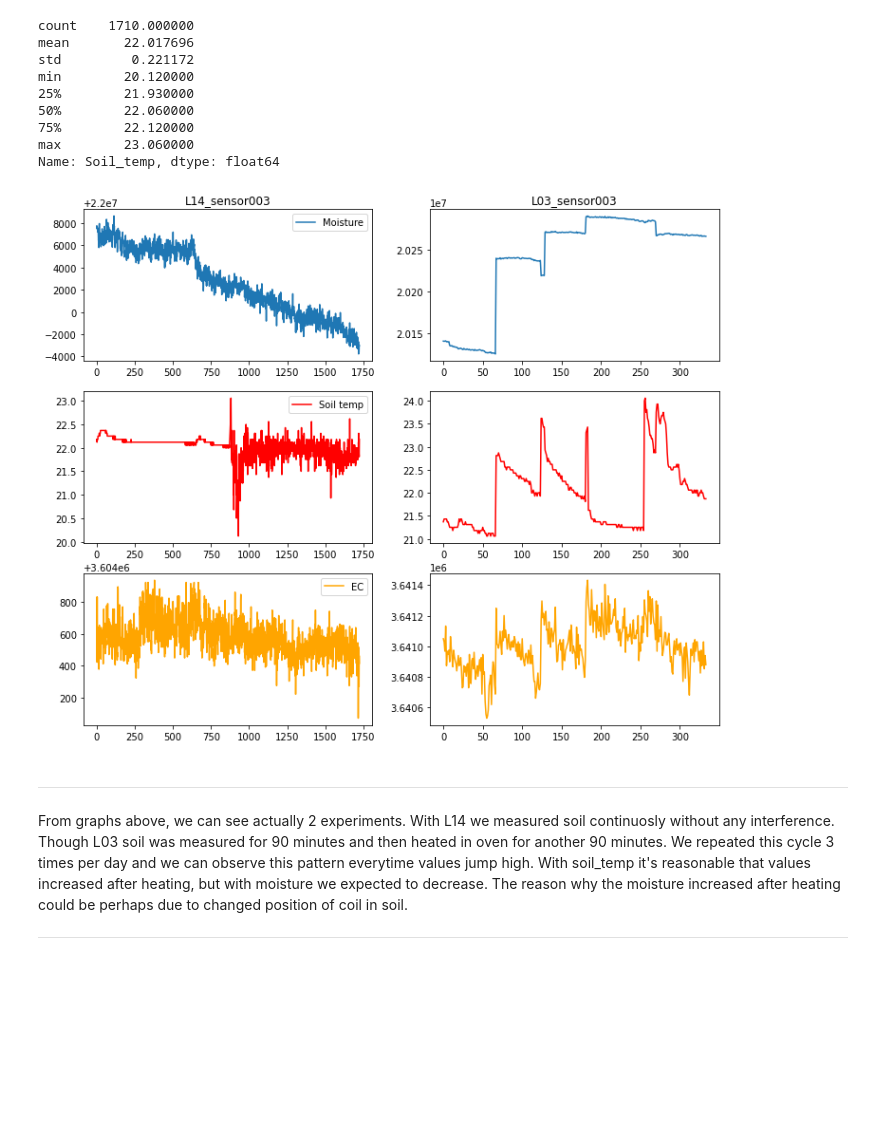
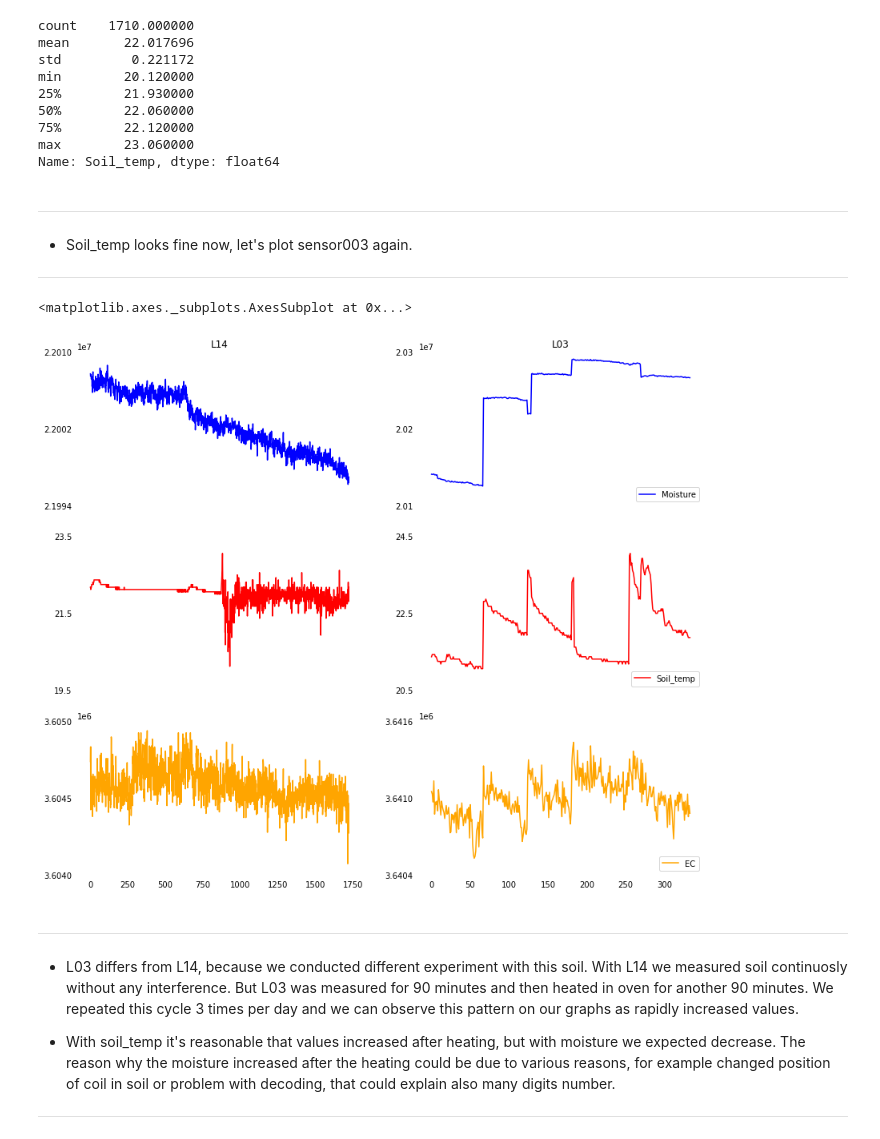
Before and after one commit to MarVig14/Data-project, a Jupyter notebook: development/Soil_analysis/Soil_analysis.ipynb, the cells around one changed output. Cells and saved outputs as stored; diff of their text form; code cells hidden in the pictures; blank space fills up the shorter version.

```diff
--- a/development/Soil_analysis/Soil_analysis.ipynb
+++ b/development/Soil_analysis/Soil_analysis.ipynb
@@ -162 +230,4 @@ data['L14_sensor003'] = data['L14_sensor003'][(data['L14_sensor003']['Soil_temp'
+# %%
+# choosing rows where soil_temp is above 30 and below 20
+L14 = L14[(L14['Soil_temp'] > 20) & (L14['Soil_temp'] < 30)]
 # %%
@@ -172,13 +242,21 @@ min        20.120000
 75%        22.120000
 max        23.060000
 Name: Soil_temp, dtype: float64
-# %%
-sensor003 = plot_sensor003(data['L14_sensor003'], L03)
-# %% [output]
-[figure, removed]
+# %% [markdown]
+---
+* Soil_temp looks fine now, let's plot sensor003 again.
+---
+# %%
+plot_sensor(L14, L03)
+# %% [output]
+<matplotlib.axes._subplots.AxesSubplot at 0x...>
+[figure, added]
 # %% [markdown]
 ---
 
-From graphs above, we can see actually 2 experiments. With L14 we measured soil continuosly without any interference. Though L03 soil was measured for 90 minutes and then heated in oven for another 90 minutes. We repeated this cycle 3 times per day and we can observe this pattern everytime values jump high. With soil_temp it's reasonable that values increased after heating, but with moisture we expected to decrease. The reason why the moisture increased after heating could be perhaps due to changed position of coil in soil.
+* L03 differs from L14, because we conducted different experiment with this soil. With L14 we measured soil continuosly without any interference. But L03  was measured for 90 minutes and then heated in oven for another 90 minutes. We repeated this cycle 3 times per day and we can observe this pattern on our graphs as rapidly increased values.
+
+
+* With soil_temp it's reasonable that values increased after heating, but with moisture we expected decrease. The reason why the moisture increased after the heating could be due to various reasons, for example changed position of coil in soil or problem with decoding, that could explain also many digits number.
 
 ---
```
Also changed, not shown: parts of 30 cells of this notebook.
